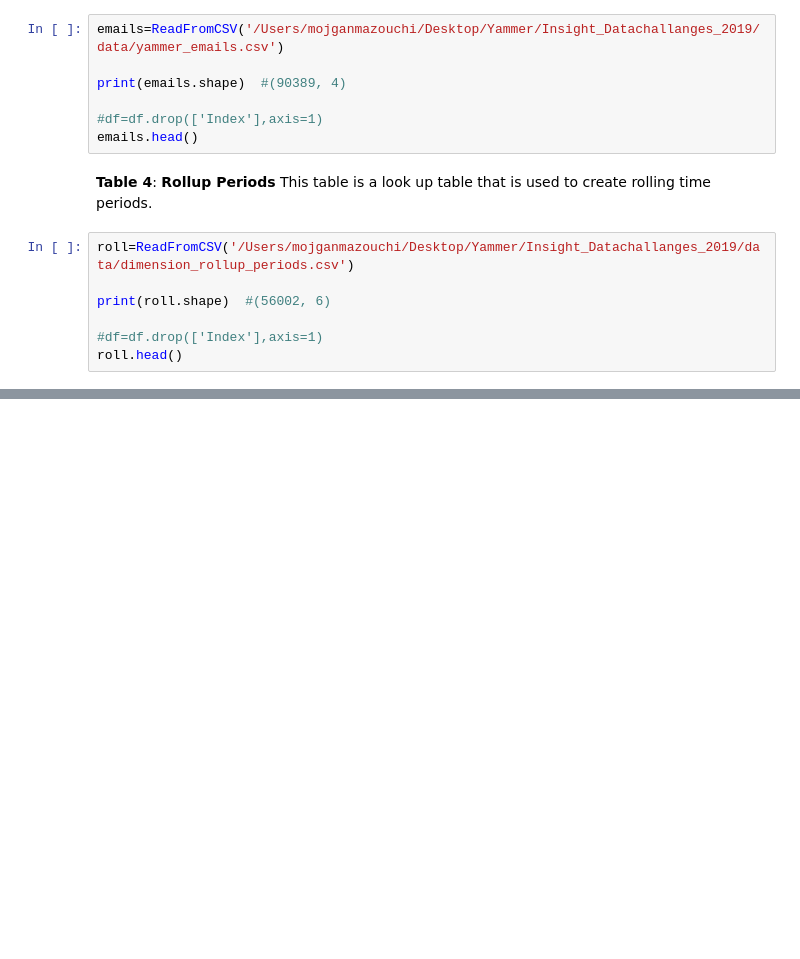
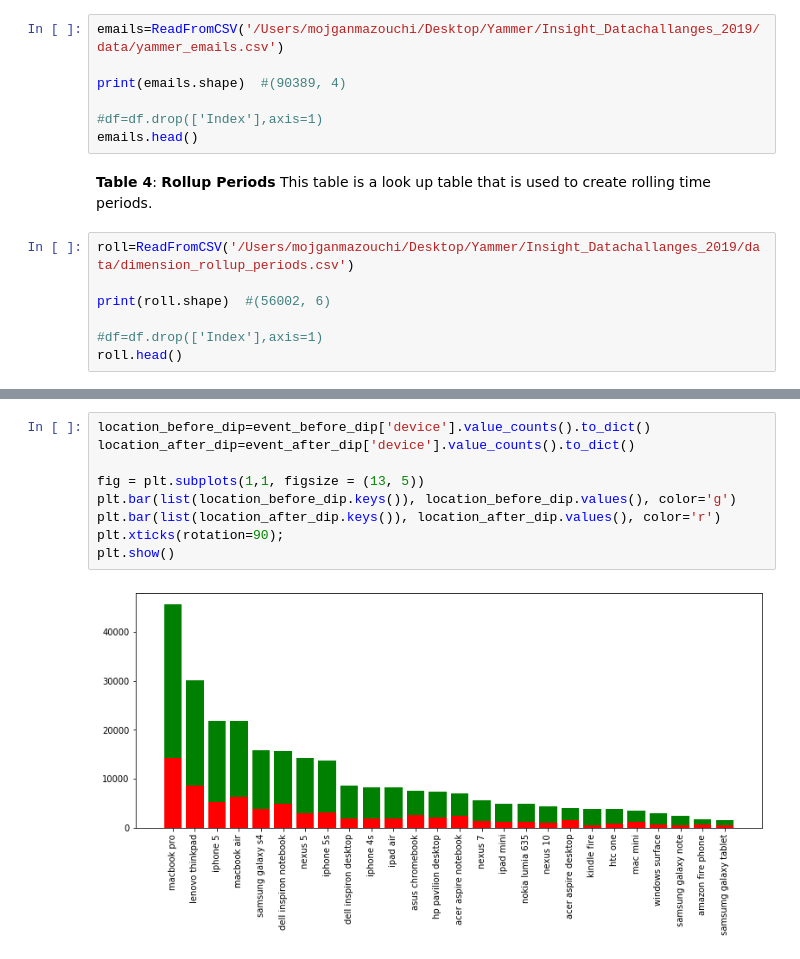
Before and after one commit to mojganmm/Insight_Datachallanges_2019, a Jupyter notebook: Yammer.ipynb, the cells around one changed output, grey strips where cells are left out. Saved outputs shown, nothing was run; the diff lists cells and outputs as text; blank space fills up the shorter version.

```diff
--- a/Yammer.ipynb
+++ b/Yammer.ipynb
@@ -137,0 +192,11 @@ roll.head()
+# %%
+location_before_dip=event_before_dip['device'].value_counts().to_dict()
+location_after_dip=event_after_dip['device'].value_counts().to_dict()
+
+fig = plt.subplots(1,1, figsize = (13, 5))
+plt.bar(list(location_before_dip.keys()), location_before_dip.values(), color='g')
+plt.bar(list(location_after_dip.keys()), location_after_dip.values(), color='r')
+plt.xticks(rotation=90);
+plt.show()
+# %% [output]
+[figure, added]
```
Also changed, not shown: parts of 9 cells of this notebook.
